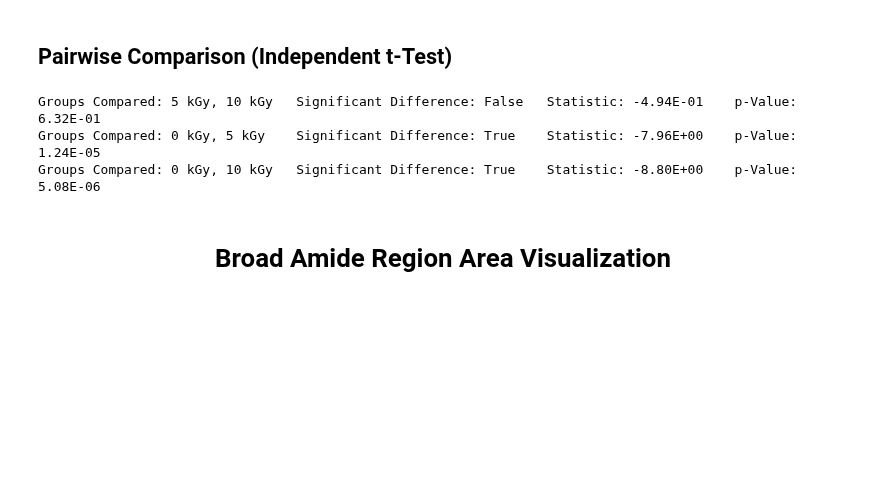
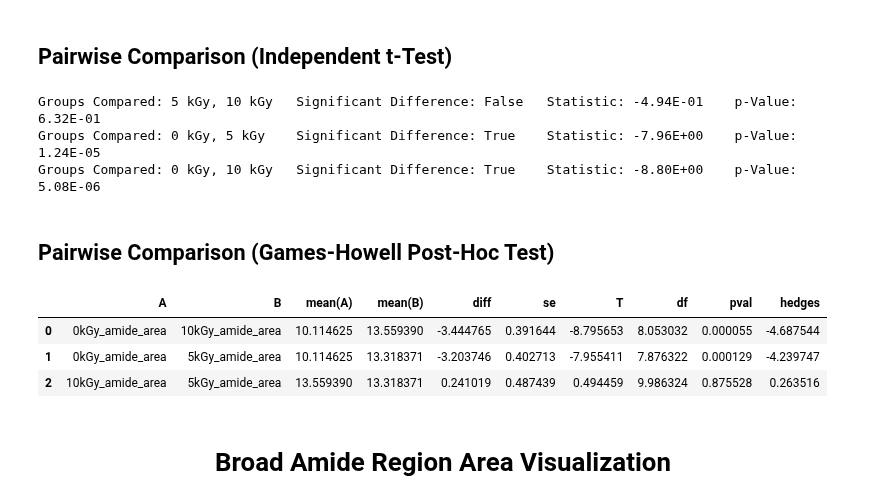
Before and after one commit to akaeii/c-semp_pollen_e-beam, a Jupyter notebook: irradiated_analysis/absorbance_analysis.ipynb, the cells around one changed output. Drawn from its saved outputs; the diff is of its cells as text; code cells hidden in the pictures; blank space fills up the shorter version.

Commit message:
Added Games-Howell post-hoc test.

```diff
--- a/irradiated_analysis/absorbance_analysis.ipynb
+++ b/irradiated_analysis/absorbance_analysis.ipynb
@@ -106,6 +117,19 @@ print(f'Groups Compared: 0 kGy, 10 kGy \t Significant Difference: {sig_dif_0_10}
 Groups Compared: 5 kGy, 10 kGy   Significant Difference: False   Statistic: -4.94E-01    p-Value: 6.32E-01
 Groups Compared: 0 kGy, 5 kGy    Significant Difference: True    Statistic: -7.96E+00    p-Value: 1.24E-05
 Groups Compared: 0 kGy, 10 kGy   Significant Difference: True    Statistic: -8.80E+00    p-Value: 5.08E-06
+# %% [markdown]
+<h2>Pairwise Comparison (Games-Howell Post-Hoc Test)</h2>
+# %%
+amide_area_df_long = pd.melt(amide_area_df, var_name='Dose', value_name='Broad Amide Region AUC')
+# %%
+games_test = pg.pairwise_gameshowell(data=amide_area_df_long, dv='Broad Amide Region AUC', between='Dose')
+# %%
+games_test
+# %% [output]
+|  | A | B | mean(A) | mean(B) | diff | se | T | df | pval | hedges |
+| 0 | 0kGy_amide_area | 10kGy_amide_area | 10.114625 | 13.559390 | -3.444765 | 0.391644 | -8.795653 | 8.053032 | 0.000055 | -4.687544 |
+| 1 | 0kGy_amide_area | 5kGy_amide_area | 10.114625 | 13.318371 | -3.203746 | 0.402713 | -7.955411 | 7.876322 | 0.000129 | -4.239747 |
+| 2 | 10kGy_amide_area | 5kGy_amide_area | 13.559390 | 13.318371 | 0.241019 | 0.487439 | 0.494459 | 9.986324 | 0.875528 | 0.263516 |
 # %% [markdown]
 <h1 style="text-align: center;">Broad Amide Region Area Visualization</h1>
 # %%
```
Also changed, not shown: parts of 2 cells of this notebook.
